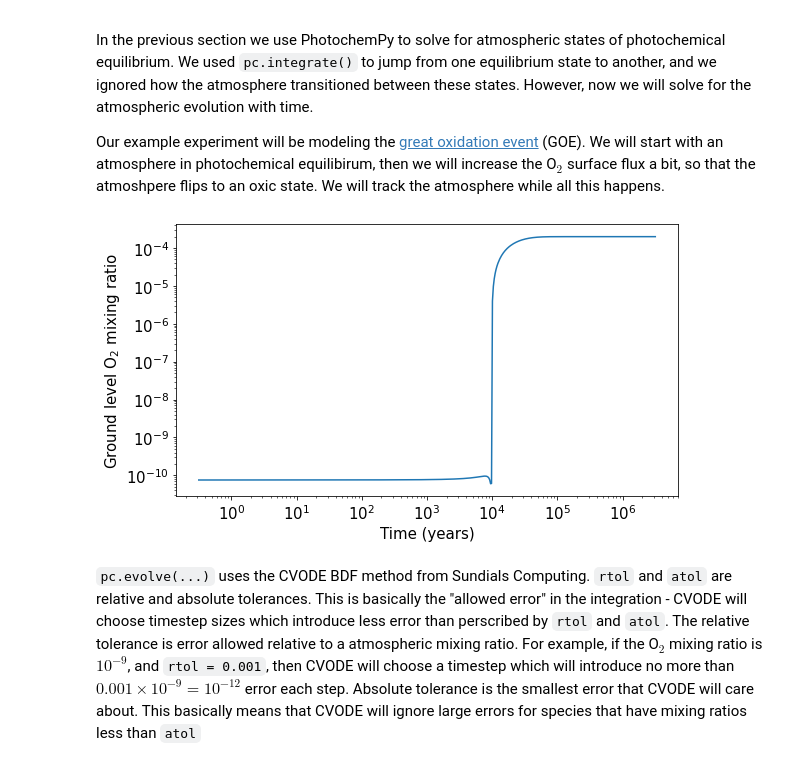
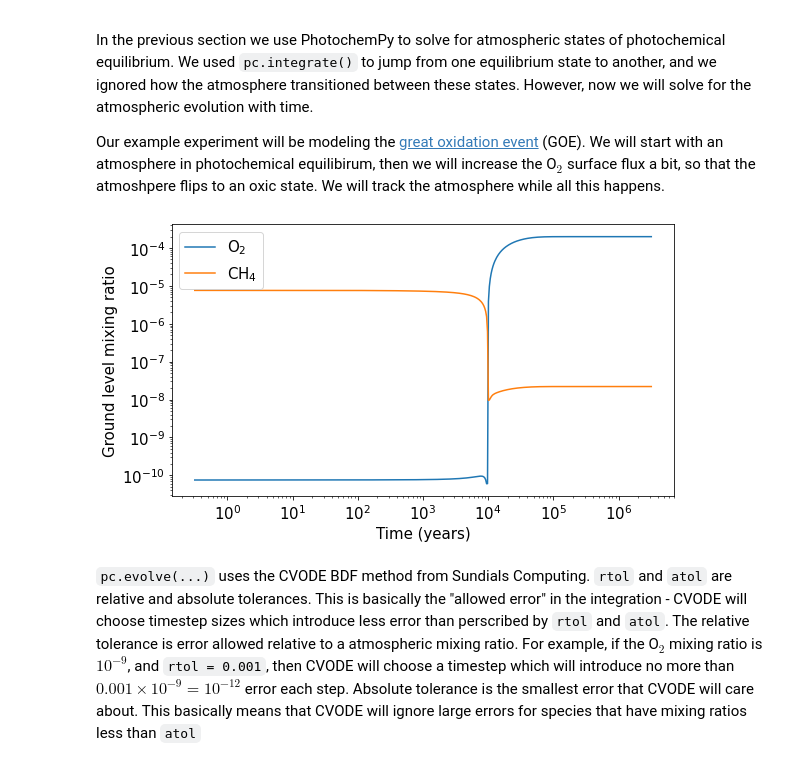
Before and after one commit to Nicholaswogan/PhotochemPy, a Jupyter notebook: docs/source/Tutorial.ipynb, the cells around one changed output. Cells and saved outputs as stored; diff of their text form; code cells hidden in the pictures.

```diff
--- a/docs/source/Tutorial.ipynb
+++ b/docs/source/Tutorial.ipynb
@@ -158,19 +158,23 @@ solution = pc.evolve(t0,initial_conditions,teval,rtol=1e-3,atol=1e-30)
 # %%
 # Plot
 plt.rcParams.update({'font.size': 15})
 fig,ax = plt.subplots(1,1,figsize=[9,5])
 
 yr = 365*24*60*60
 ind = pc.ispec.index('O2')
-ax.plot(teval/yr,solution[:,ind,0])
+ax.plot(teval/yr,solution[:,ind,0],label='O$_2$')
+
+ind = pc.ispec.index('CH4')
+ax.plot(teval/yr,solution[:,ind,0],label='CH$_4$')
+
 ax.set_xscale('log')
 ax.set_yscale('log')
-ax.set_ylabel('Ground level O$_2$ mixing ratio')
+ax.set_ylabel('Ground level mixing ratio')
 ax.set_xlabel('Time (years)')
-
+ax.legend()
 plt.show()
 # %% [output]
-[figure, old version]
+[figure, new version]
 # %% [markdown]
 `pc.evolve(...)` uses the CVODE BDF method from Sundials Computing. `rtol` and `atol` are relative and absolute tolerances. This is basically the "allowed error" in the integration - CVODE will choose timestep sizes which introduce less error than perscribed by `rtol` and `atol`. The relative tolerance is error allowed relative to a atmospheric mixing ratio. For example, if the O$_2$ mixing ratio is $10^{-9}$, and `rtol = 0.001`, then CVODE will choose a timestep which will introduce no more than $0.001 \times 10^{-9} = 10^{-12}$ error each step. Absolute tolerance is the smallest error that CVODE will care about. This basically means that CVODE will ignore large errors for species that have mixing ratios less than `atol`
 
```
